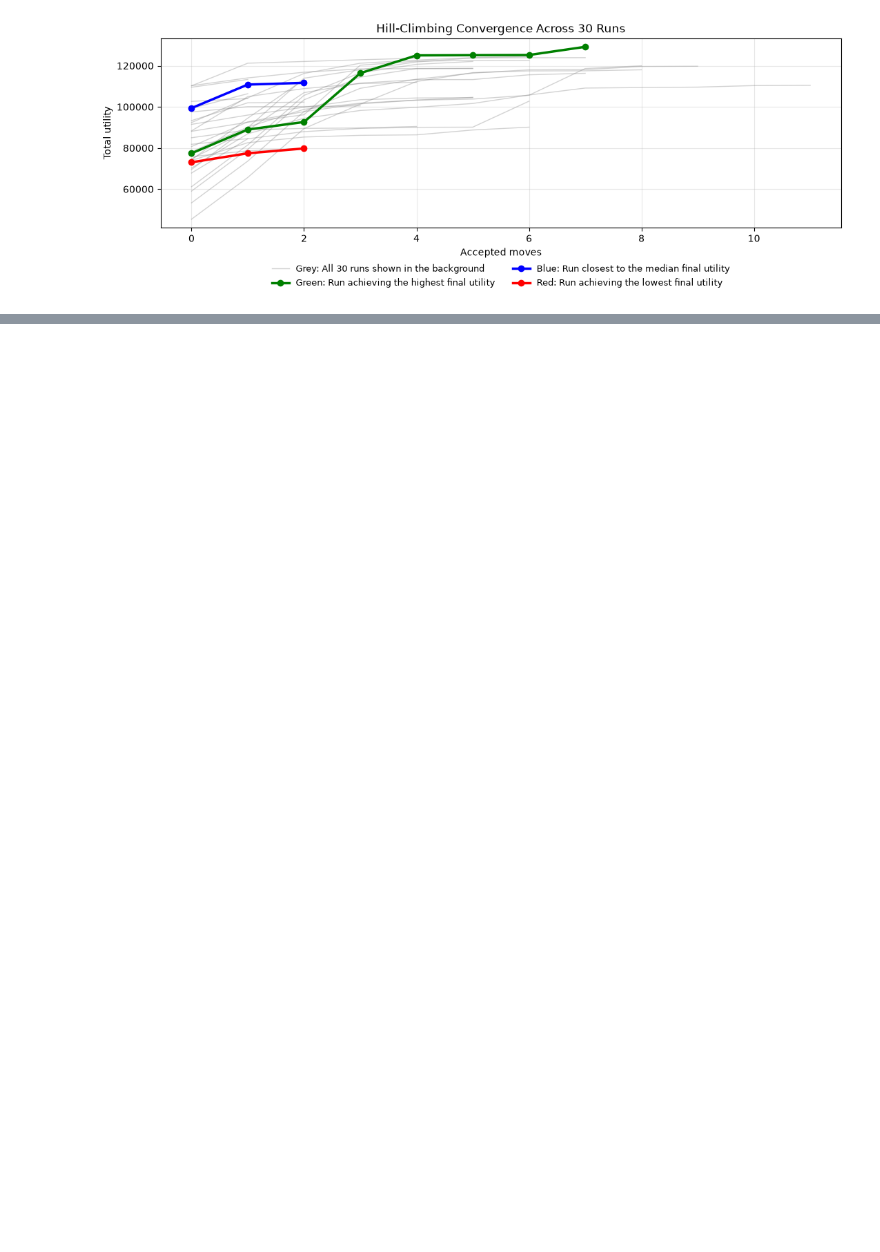
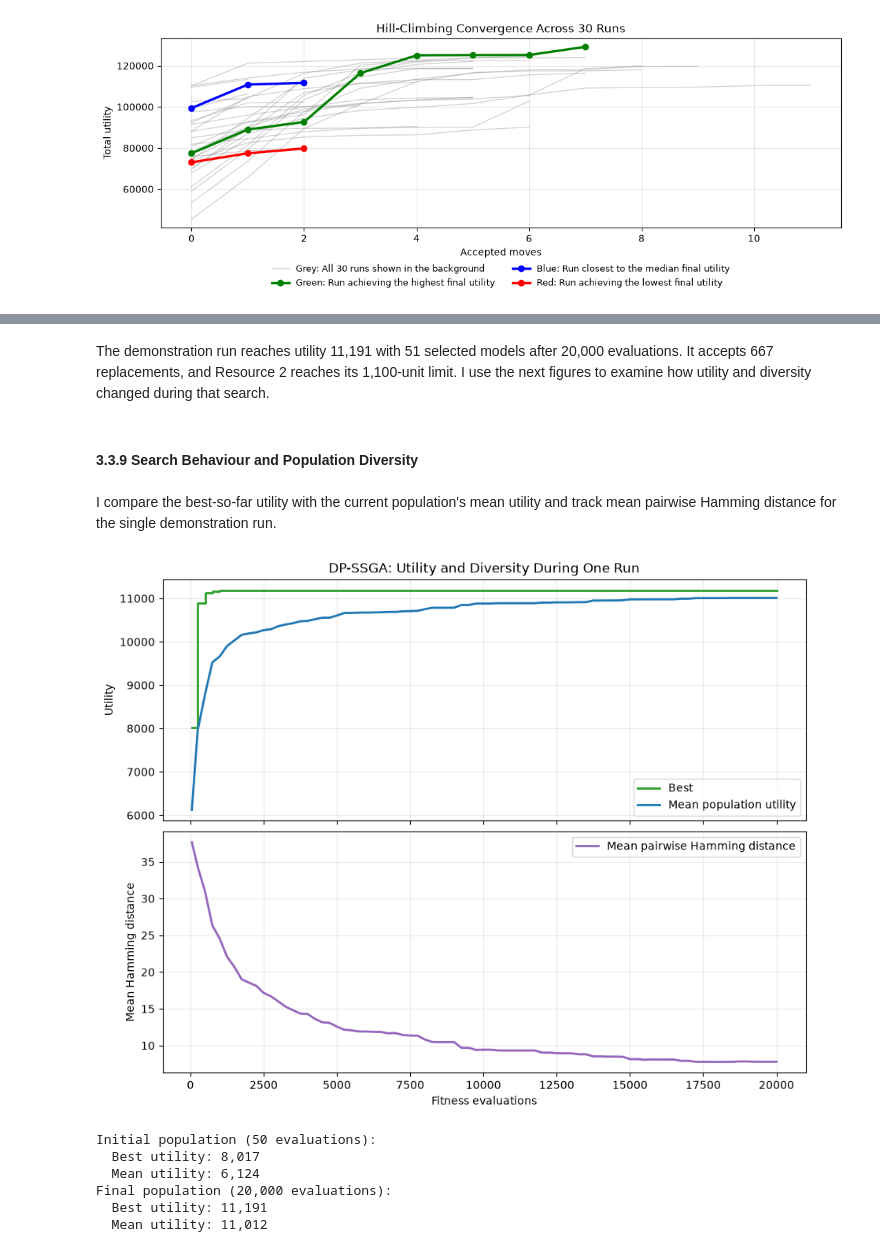
Before and after one commit to CuongMe/CSCU9YE-Artificial-Intelligence-30065980, a Jupyter notebook: 30065980_CSCU9YE_Assignment.ipynb, the cells around one changed output, grey strips where cells are left out. Drawn from its saved outputs; the diff is of its cells as text; code cells hidden in the pictures; blank space fills up the shorter version.

```diff
--- a/30065980_CSCU9YE_Assignment.ipynb
+++ b/30065980_CSCU9YE_Assignment.ipynb
@@ -425,7 +562,7 @@ for run in range(N_RUNS):
     solution, utility, moves, utility_history, solution_history = hill_climb(initial, p1, R1, b1)
 
     resource_usage = R1 @ solution
-    assert np.all(resource_usage <= b1 + 1e-9)
+    assert np.all(resource_usage <= b1 + FEASIBILITY_TOL)
 
     hill_climb_runs.append({
         "run": run + 1,
@@ -580,0 +849,9 @@ Feasible configurations: 90
+# %%
+parent_a = tournament_parent(initial_ga_population, initial_fitness)
+parent_b = tournament_parent(initial_ga_population, initial_fitness)
+child = uniform_crossover(parent_a, parent_b, GA_CROSSOVER_RATE)
+child = bit_flip_mutation(child, GA_MUTATION_RATE)
+assert len(child) == n2
+assert np.all((child == 0) | (child == 1))
+print("After crossover and mutation: ", child)
+print("Variation generated a valid 90-bit chromosome:", child.shape)
@@ -580,0 +867,4 @@ Feasible configurations: 90
+# %%
+def efficiency_order(utilities, demands, capacities):
+    density = utilities / np.maximum((demands / capacities[:, None]).sum(axis=0), 1e-12)
+    return np.argsort(density), np.argsort(-density)
@@ -580,0 +955,5 @@ Feasible configurations: 90
+# %%
+def population_diversity(population):
+    counts = population.sum(axis=0)
+    n = len(population)
+    return float(np.sum(counts * (n - counts)) / (n * (n - 1) / 2))
@@ -580,0 +1132,42 @@ Feasible configurations: 90
+# %% [markdown]
+The demonstration run reaches utility 11,191 with 51 selected models after 20,000 evaluations. It accepts 667 replacements, and Resource 2 reaches its 1,100-unit limit. I use the next figures to examine how utility and diversity changed during that search.
+# %% [markdown]
+#### 3.3.9 Search Behaviour and Population Diversity
+# %% [markdown]
+I compare the best-so-far utility with the current population's mean utility and track mean pairwise Hamming distance for the single demonstration run.
+# %%
+evals = demo_ga_result["evaluation_history"]
+best_history = demo_ga_result["utility_history"]
+mean_history = demo_ga_result["mean_population_utility_history"]
+diversity_history = demo_ga_result["diversity_history"]
+
+fig, axes = plt.subplots(2, 1, figsize=(9, 7), sharex=True, constrained_layout=True)
+
+axes[0].step(evals, best_history, where="post", color="tab:green", linewidth=2, label="Best")
+axes[0].plot(evals, mean_history, color="tab:blue", linewidth=2, label="Mean population utility")
+axes[0].set_ylabel("Utility")
+axes[0].set_title("DP-SSGA: Utility and Diversity During One Run")
+axes[0].legend()
+axes[0].grid(alpha=0.25)
+
+axes[1].plot(evals, diversity_history, color="tab:purple", linewidth=2, label="Mean pairwise Hamming distance")
+axes[1].set_ylabel("Mean Hamming distance")
+axes[1].set_xlabel("Fitness evaluations")
+axes[1].legend()
+axes[1].grid(alpha=0.25)
+
+plt.show()
+print(f"Initial population ({evals[0]:,} evaluations):")
+print(f"  Best utility: {best_history[0]:,.0f}")
+print(f"  Mean utility: {mean_history[0]:,.0f}")
+print(f"Final population ({evals[-1]:,} evaluations):")
+print(f"  Best utility: {best_history[-1]:,.0f}")
+print(f"  Mean utility: {mean_history[-1]:,.0f}")
+# %% [output]
+[figure, added]
+Initial population (50 evaluations):
+  Best utility: 8,017
+  Mean utility: 6,124
+Final population (20,000 evaluations):
+  Best utility: 11,191
+  Mean utility: 11,012
```
Also changed, not shown: parts of 156 cells of this notebook.
